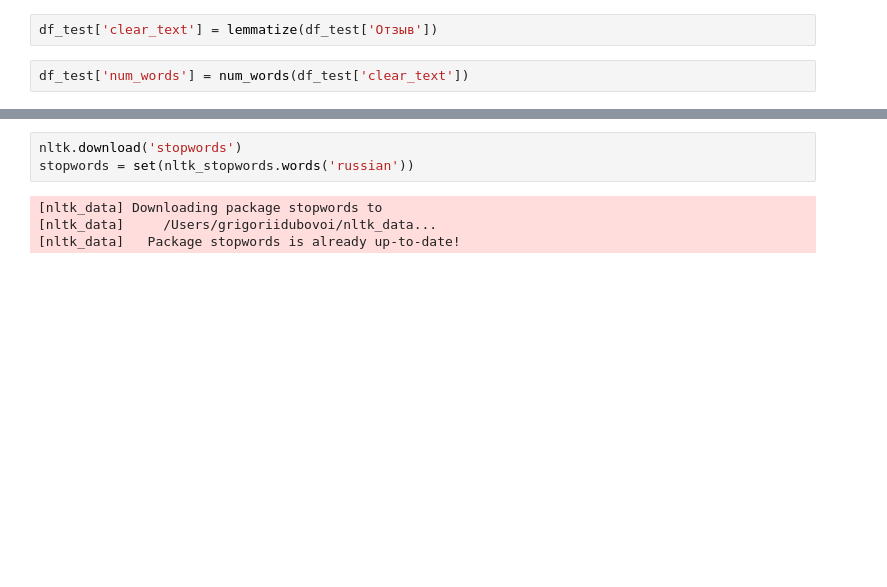
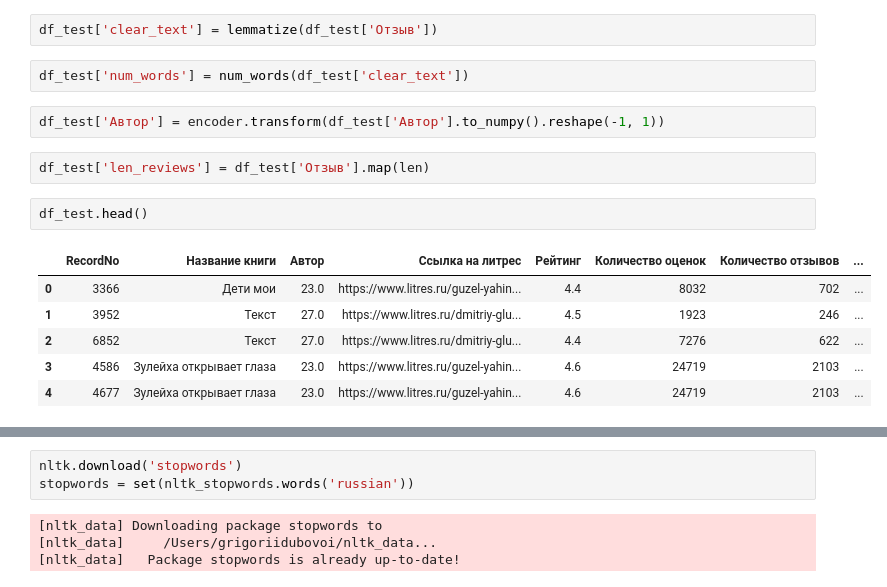
Before and after one commit to GrishaDubovoy/vologda_hack_04_10, a Jupyter notebook: vologda_2022_10_01.ipynb, the cells around one changed output, grey strips where cells are left out. Saved outputs shown, nothing was run; the diff lists cells and outputs as text; blank space fills up the shorter version.

```diff
--- a/vologda_2022_10_01.ipynb
+++ b/vologda_2022_10_01.ipynb
@@ -268,3 +272,16 @@ memory usage: 307.3 KB
 df_test['clear_text'] = lemmatize(df_test['Отзыв'])
 # %%
 df_test['num_words'] = num_words(df_test['clear_text'])
+# %%
+df_test['Автор'] = encoder.transform(df_test['Автор'].to_numpy().reshape(-1, 1))
+# %%
+df_test['len_reviews'] = df_test['Отзыв'].map(len)
+# %%
+df_test.head()
+# %% [output]
+|  | RecordNo | Название книги | Автор | Ссылка на литрес | Рейтинг | Количество оценок | Количество отзывов | ... |
+| 0 | 3366 | Дети мои | 23.0 | https://www.litres.ru/guzel-yahin... | 4.4 | 8032 | 702 | ... |
+| 1 | 3952 | Текст | 27.0 | https://www.litres.ru/dmitriy-glu... | 4.5 | 1923 | 246 | ... |
+| 2 | 6852 | Текст | 27.0 | https://www.litres.ru/dmitriy-glu... | 4.4 | 7276 | 622 | ... |
+| 3 | 4586 | Зулейха открывает глаза | 23.0 | https://www.litres.ru/guzel-yahin... | 4.6 | 24719 | 2103 | ... |
+| 4 | 4677 | Зулейха открывает глаза | 23.0 | https://www.litres.ru/guzel-yahin... | 4.6 | 24719 | 2103 | ... |
```
Also changed, not shown: parts of 34 cells of this notebook, 1 other file.
